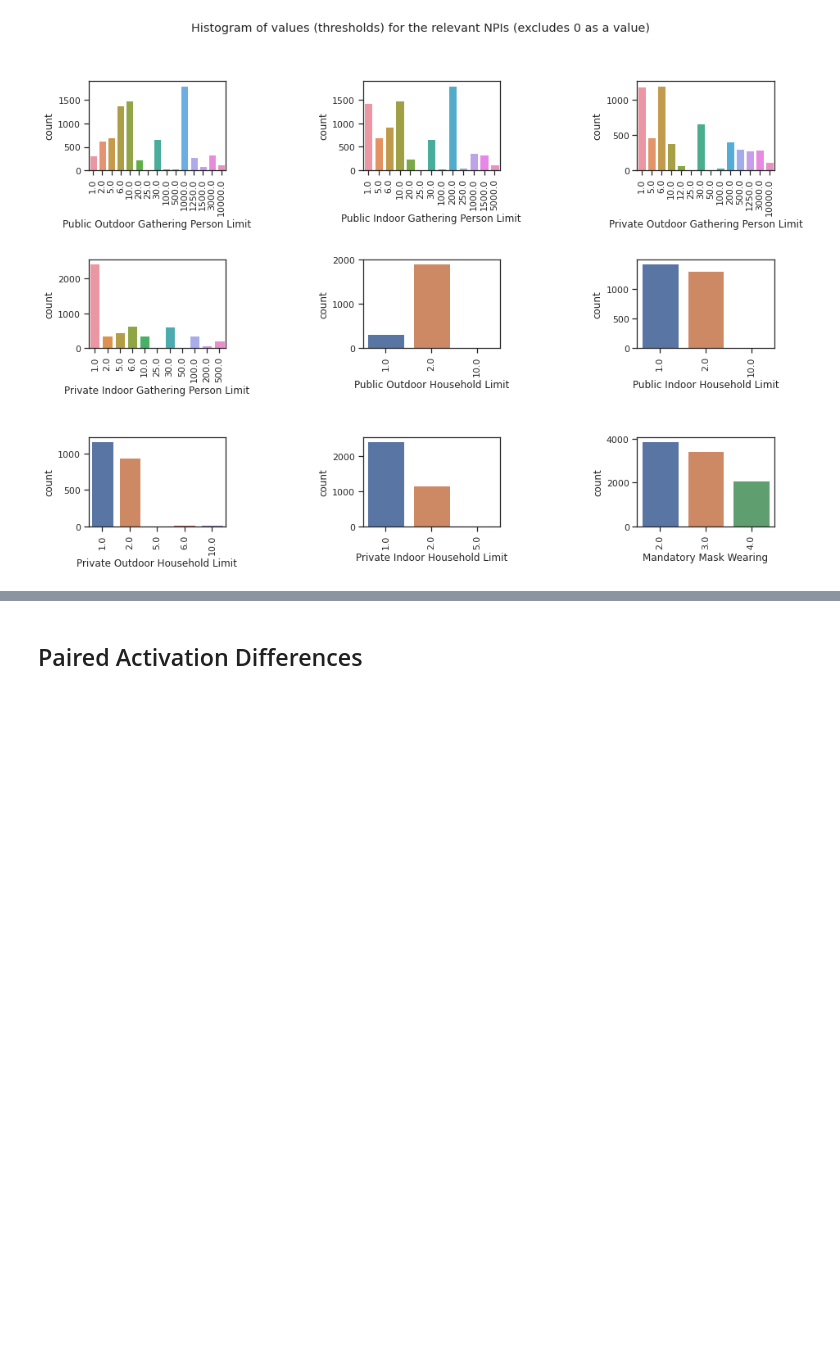
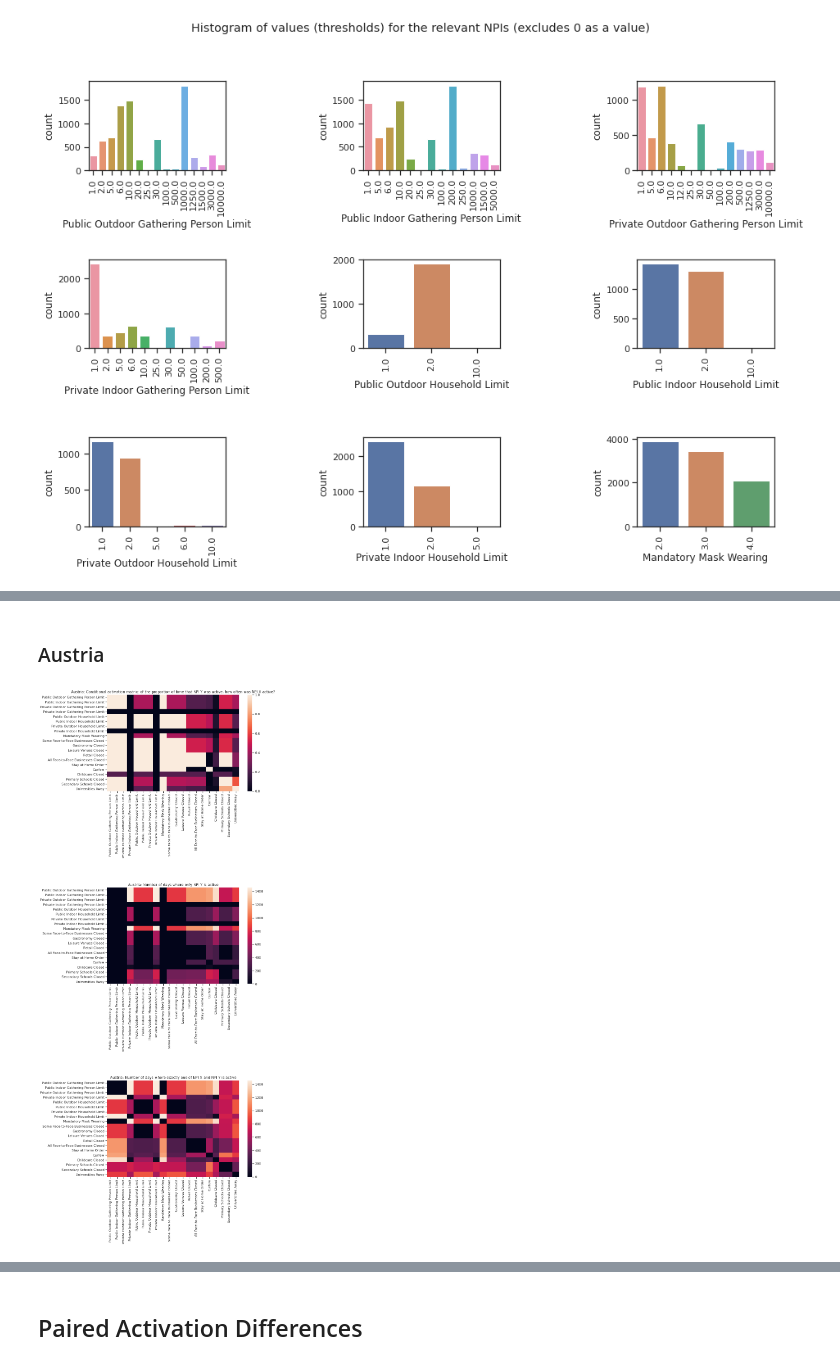
Before and after one commit to MrinankSharma/COVID19NPISecondWave, a Jupyter notebook: notebooks/exploratory_data_analysis.ipynb, the cells around one changed output, grey strips where cells are left out. Drawn from its saved outputs; the diff is of its cells as text; code cells hidden in the pictures; blank space fills up the shorter version.

```diff
--- a/notebooks/exploratory_data_analysis.ipynb
+++ b/notebooks/exploratory_data_analysis.ipynb
@@ -255,0 +233,6 @@ def conditional_activation_plotter(country):
+# %% [markdown]
+### Austria
+# %%
+conditional_activation_plotter('Austria')
+# %% [output]
+[figure, added]
```
Also changed, not shown: parts of 31 cells of this notebook.
